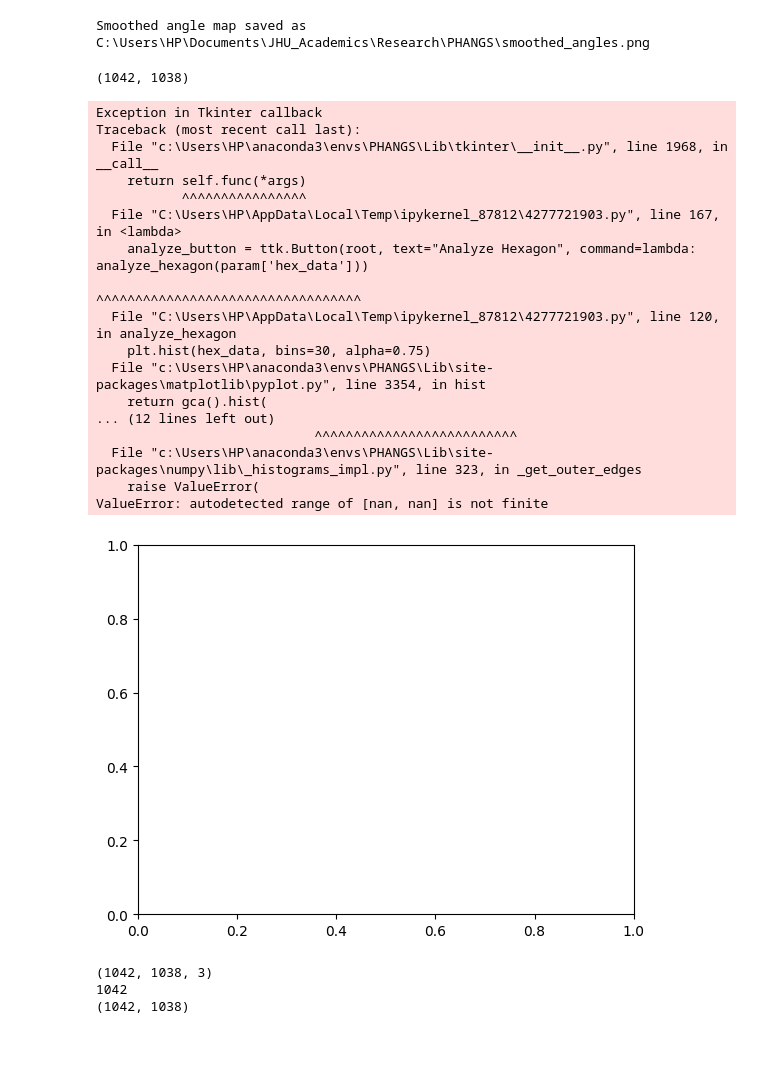
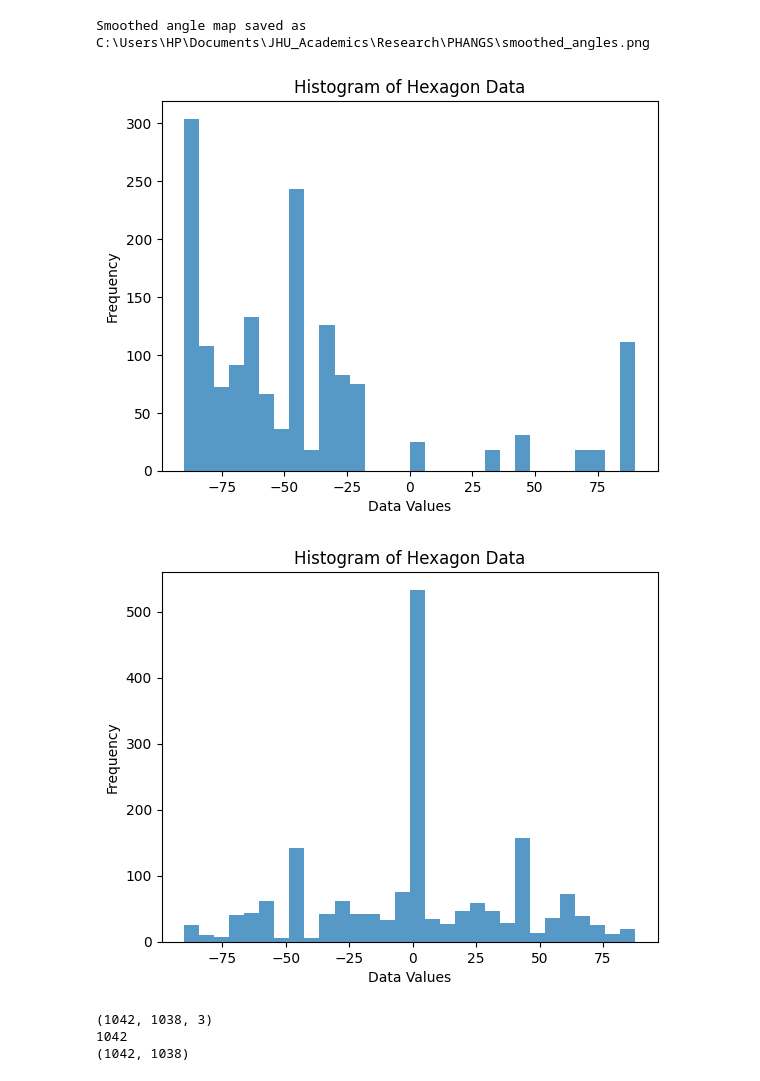
Before and after one commit to JHoffmann12/PHANGSDustFill, a Jupyter notebook: ThinSkeleton.ipynb, the cells around one changed output. Saved outputs shown, nothing was run; the diff lists cells and outputs as text; code cells hidden in the pictures; blank space fills up the shorter version.

```diff
--- a/ThinSkeleton.ipynb
+++ b/ThinSkeleton.ipynb
@@ -142,6 +142,7 @@ def point_in_polygon(point, polygon):
 def update_image(hexagon_size, original_image):
     modified_image, hexagons = hexagonify_with_outline(original_image, hexagon_size)
     im_display = np.array(modified_image)
+    #im_display = cv2.cvtColor(im_display, cv2.COLOR_RGBA2BGRA)  # Ensure BGRA format for overlay
     height, width = im_display.shape[:2]
     scale = min(800 / width, 800 / height)
     im_display_resized = cv2.resize(im_display, (int(width * scale), int(height * scale)))
@@ -166,11 +167,12 @@ def click_event(event, x, y, flags, param):
                 mask_draw.polygon(hexagon, fill=(128, 0, 128, 128))
                 im_overlay = Image.alpha_composite(Image.fromarray(im_display), mask)
                 im_display = np.array(im_overlay)
+                im_display = cv2.cvtColor(im_display, cv2.COLOR_RGBA2BGRA)  # Ensure BGRA format after overlay
                 height, width = im_display.shape[:2]
                 scale = min(800 / width, 800 / height)
                 im_display_resized = cv2.resize(im_display, (int(width * scale), int(height * scale)))
                 cv2.imshow('image', im_display_resized)
-                print(np.shape(data_array))
+
                 # Append corresponding data to hex_data
                 min_x = int(min([px for px, _ in hexagon]))
                 max_x = int(max([px for px, _ in hexagon]))
@@ -217,52 +219,35 @@ if __name__ == "__main__":
         'im_display': im_display,
         'im_display_base': im_display.copy(),
         'data_array': data_array,
         'hex_data': []
     }
 
     # Create window and set mouse callback
     cv2.namedWindow('image')
     cv2.setMouseCallback('image', click_event, param)
 
     # Create Tkinter window for buttons
     root = tk.Tk()
     root.title("Hexagon Size Adjuster")
 
     increase_button = ttk.Button(root, text="+", command=lambda: increase_hexagon_size(param))
     increase_button.pack(side=tk.LEFT)
 
     decrease_button = ttk.Button(root, text="-", command=lambda: decrease_hexagon_size(param))
     decrease_button.pack(side=tk.LEFT)
 
     analyze_button = ttk.Button(root, text="Analyze Hexagon", command=lambda: analyze_hexagon(param['hex_data']))
     analyze_button.pack(side=tk.LEFT)
 
     def on_closing():
         cv2.destroyAllWindows()
         root.destroy()
 
     root.protocol("WM_DELETE_WINDOW", on_closing)
     root.mainloop()
 # %% [output]
-(1042, 1038)
-Exception in Tkinter callback
-Traceback (most recent call last):
-  File "c:\Users\HP\anaconda3\envs\PHANGS\Lib\tkinter\__init__.py", line 1968, in __call__
-    return self.func(*args)
-           ^^^^^^^^^^^^^^^^
-  File "C:\Users\HP\AppData\Local\Temp\ipykernel_87812\4277721903.py", line 167, in <lambda>
-    analyze_button = ttk.Button(root, text="Analyze Hexagon", command=lambda: analyze_hexagon(param['hex_data']))
-                                                                              ^^^^^^^^^^^^^^^^^^^^^^^^^^^^^^^^^^
-  File "C:\Users\HP\AppData\Local\Temp\ipykernel_87812\4277721903.py", line 120, in analyze_hexagon
-    plt.hist(hex_data, bins=30, alpha=0.75)
-  File "c:\Users\HP\anaconda3\envs\PHANGS\Lib\site-packages\matplotlib\pyplot.py", line 3354, in hist
-    return gca().hist(
-... (12 lines left out)
-                            ^^^^^^^^^^^^^^^^^^^^^^^^^^
-  File "c:\Users\HP\anaconda3\envs\PHANGS\Lib\site-packages\numpy\lib\_histograms_impl.py", line 323, in _get_outer_edges
-    raise ValueError(
-ValueError: autodetected range of [nan, nan] is not finite
-[figure, old version]
+[figure, new version]
+[figure, added]
 # %%
 img = cv2.imread(smoothed_angles)
 print(np.shape(img))
```
